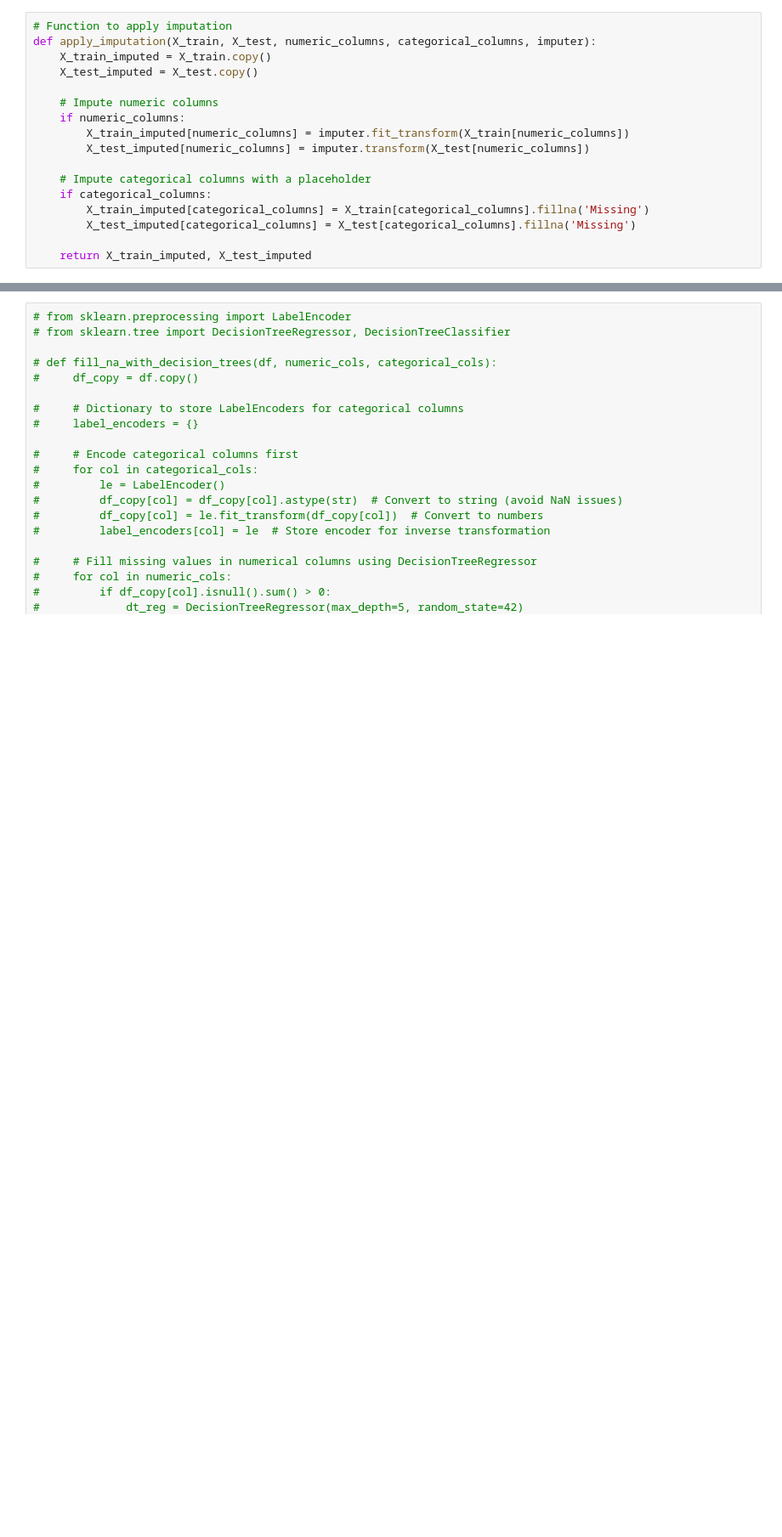
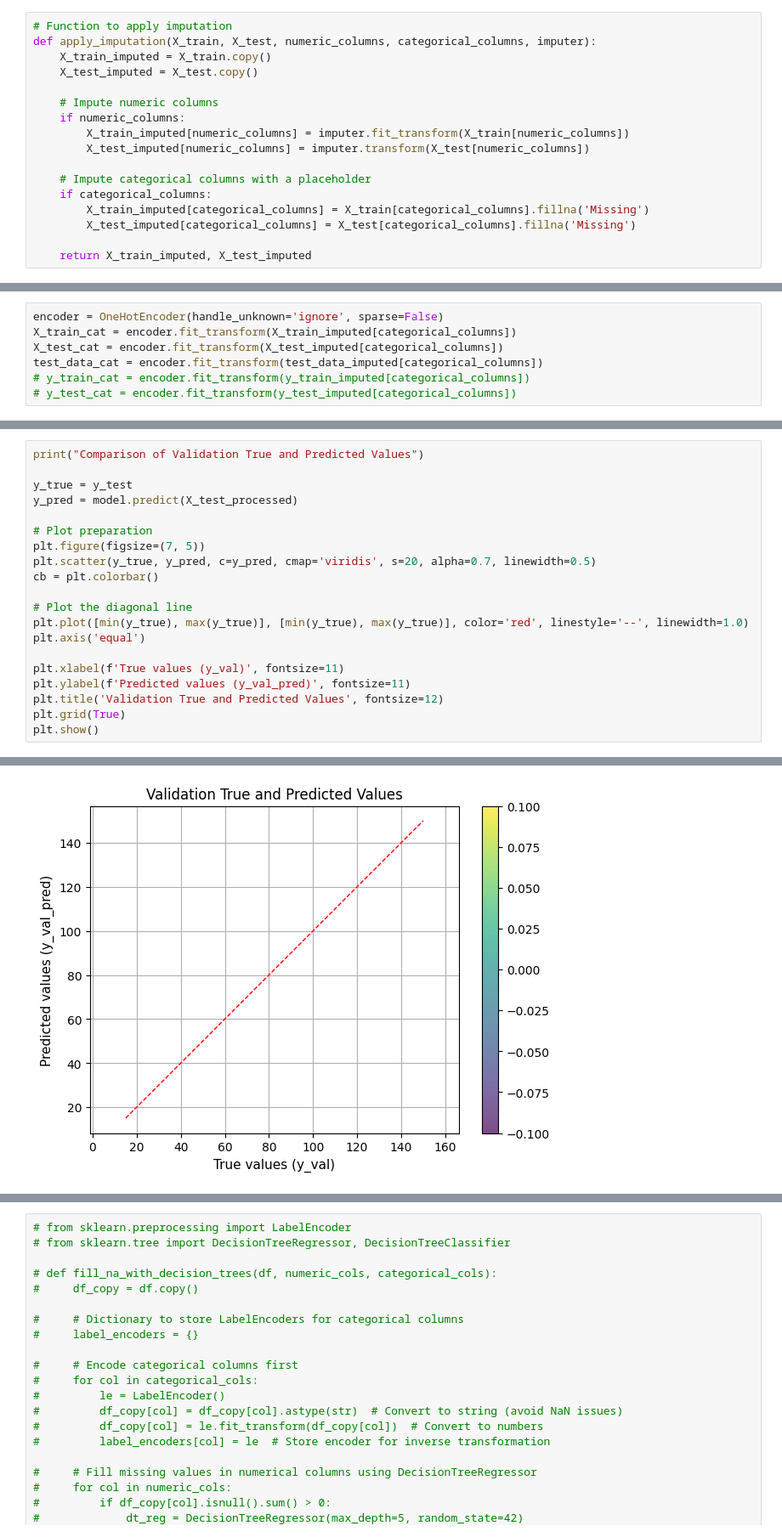
Before and after one commit to jeyavigneshr/Kaggle, a Jupyter notebook: bag_prices.ipynb, the cells around one changed output, grey strips where cells are left out. Shown at 85% size. Drawn from its saved outputs; the diff is of its cells as text; blank space fills up the shorter version.

```diff
--- a/bag_prices.ipynb
+++ b/bag_prices.ipynb
@@ -199,0 +246,7 @@ def apply_imputation(X_train, X_test, numeric_columns, categorical_columns, impu
+# %%
+encoder = OneHotEncoder(handle_unknown='ignore', sparse=False)
+X_train_cat = encoder.fit_transform(X_train_imputed[categorical_columns])
+X_test_cat = encoder.fit_transform(X_test_imputed[categorical_columns])
+test_data_cat = encoder.fit_transform(test_data_imputed[categorical_columns])
+# y_train_cat = encoder.fit_transform(y_train_imputed[categorical_columns])
+# y_test_cat = encoder.fit_transform(y_test_imputed[categorical_columns])
@@ -199,0 +454,21 @@ def apply_imputation(X_train, X_test, numeric_columns, categorical_columns, impu
+# %%
+print("Comparison of Validation True and Predicted Values")
+
+y_true = y_test
+y_pred = model.predict(X_test_processed)
+
+# Plot preparation
+plt.figure(figsize=(7, 5))
+plt.scatter(y_true, y_pred, c=y_pred, cmap='viridis', s=20, alpha=0.7, linewidth=0.5)
+cb = plt.colorbar()
+
+# Plot the diagonal line
+plt.plot([min(y_true), max(y_true)], [min(y_true), max(y_true)], color='red', linestyle='--', linewidth=1.0)
+plt.axis('equal')
+
+plt.xlabel(f'True values (y_val)', fontsize=11)
+plt.ylabel(f'Predicted values (y_val_pred)', fontsize=11)
+plt.title('Validation True and Predicted Values', fontsize=12)
+plt.grid(True)
+plt.show()
+# %% [output]
@@ -199,0 +477 @@ def apply_imputation(X_train, X_test, numeric_columns, categorical_columns, impu
+[figure, added]
```
Also changed, not shown: parts of 45 cells of this notebook.
